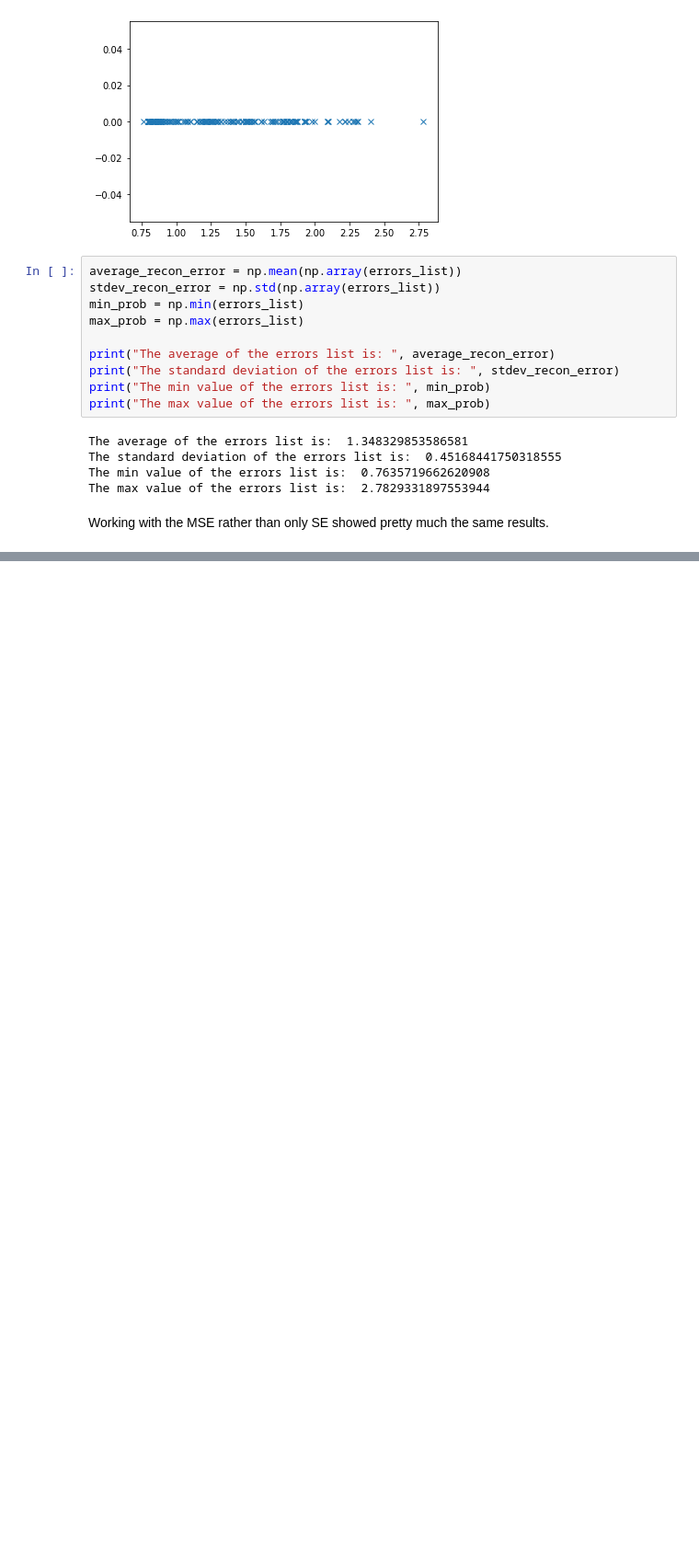
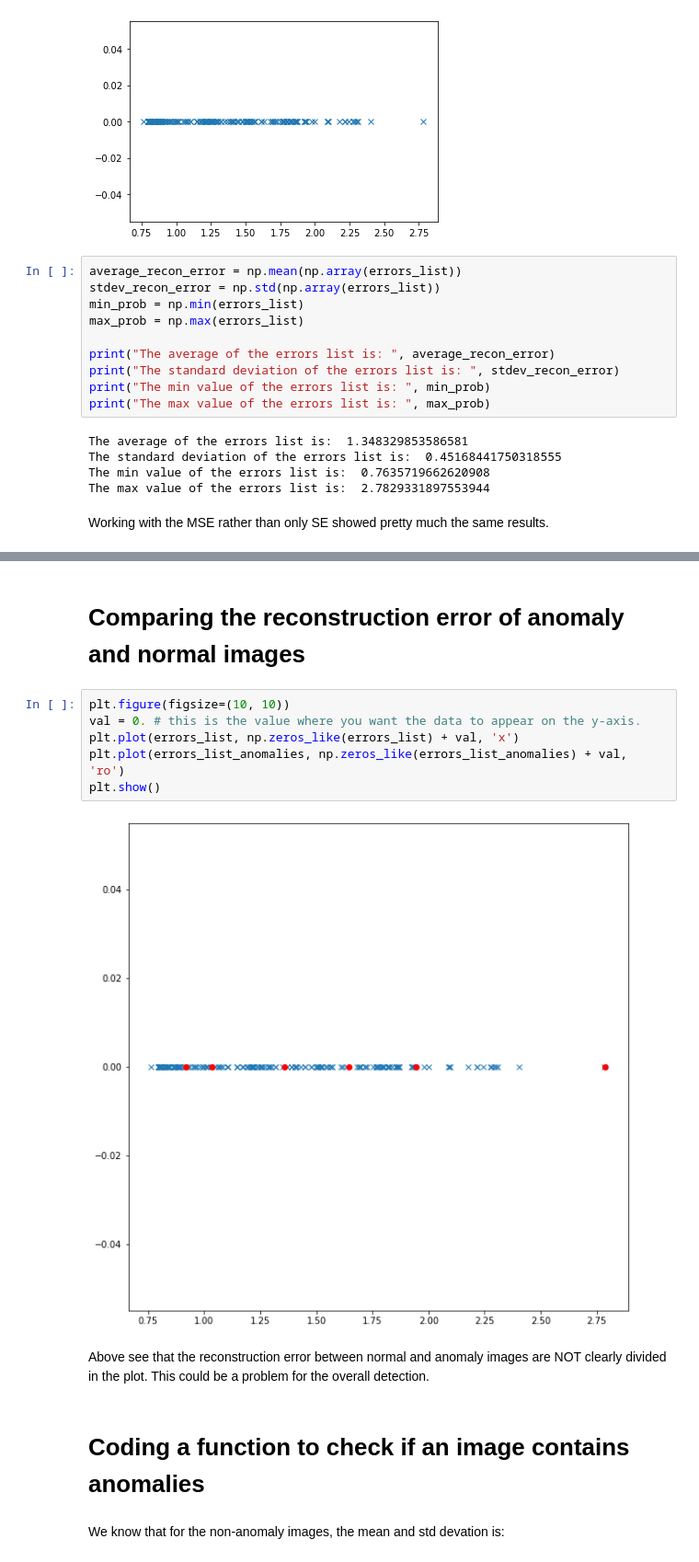
Before and after one commit to AlexCC93/BottlesAnomalies_TFM, a Jupyter notebook: TFM_Autoencoder/pytorch_approach2/Pt_hl_DS1.ipynb, the cells around one changed output, grey strips where cells are left out. Shown at 92% size. Drawn from its saved outputs; the diff is of its cells as text; blank space fills up the shorter version.

```diff
--- a/TFM_Autoencoder/pytorch_approach2/Pt_hl_DS1.ipynb
+++ b/TFM_Autoencoder/pytorch_approach2/Pt_hl_DS1.ipynb
@@ -536,0 +630,16 @@ Working with the MSE rather than only SE showed pretty much the same results.
+# %% [markdown]
+# Comparing the reconstruction error of anomaly and normal images
+# %%
+plt.figure(figsize=(10, 10))
+val = 0. # this is the value where you want the data to appear on the y-axis.
+plt.plot(errors_list, np.zeros_like(errors_list) + val, 'x')
+plt.plot(errors_list_anomalies, np.zeros_like(errors_list_anomalies) + val, 'ro')
+plt.show()
+# %% [output]
+[figure, added]
+# %% [markdown]
+Above see that the reconstruction error between normal and anomaly images are NOT clearly divided in the plot. This could be a problem for the overall detection.
+# %% [markdown]
+# Coding a function to check if an image contains anomalies
+# %% [markdown]
+We know that for the non-anomaly images, the mean and std devation is:
```
Also changed, not shown: parts of 47 cells of this notebook, 3 other files.
